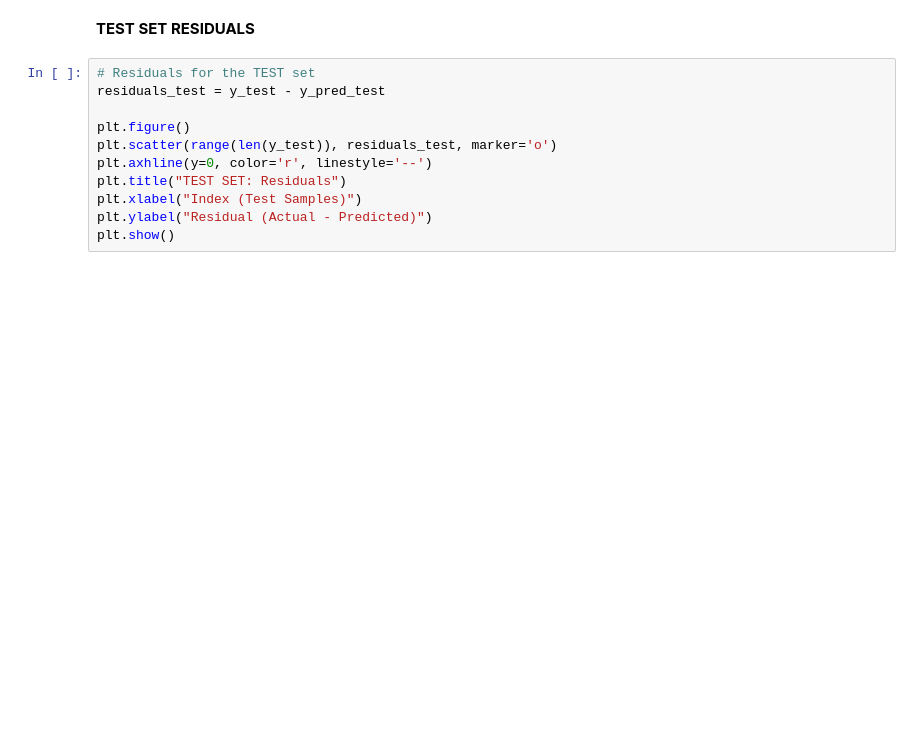
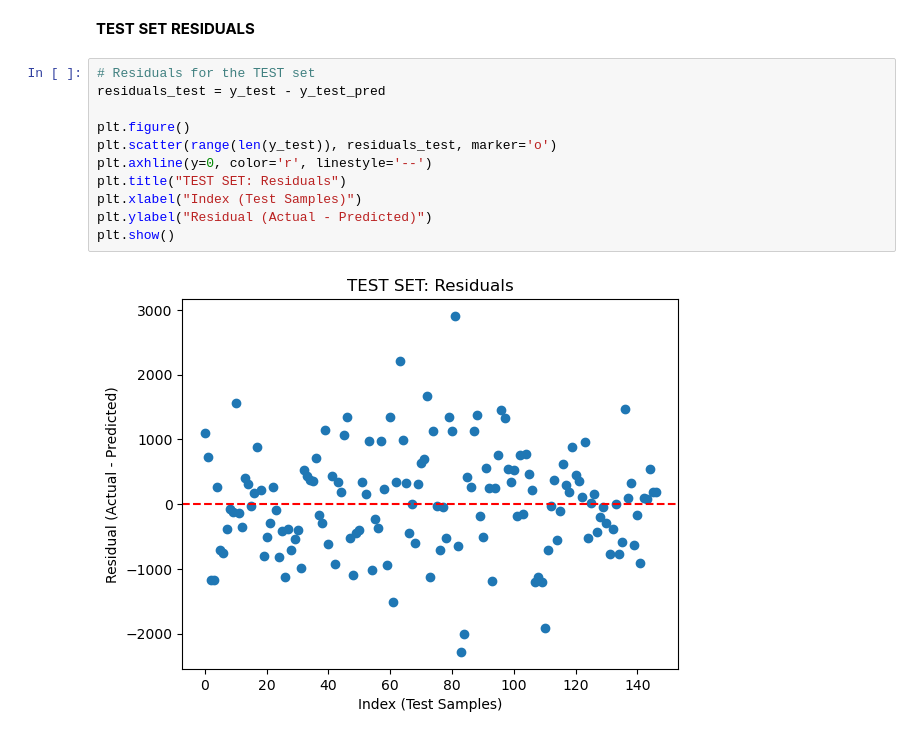
Before and after one commit to bayalams/msc-data-science-s2-ml, a Jupyter notebook: Projects/Project_1_Bike_Rental_Demand/05_mlp_optuna.ipynb, the cells around one changed output. Drawn from its saved outputs; the diff is of its cells as text; blank space fills up the shorter version.

```diff
--- a/Projects/Project_1_Bike_Rental_Demand/05_mlp_optuna.ipynb
+++ b/Projects/Project_1_Bike_Rental_Demand/05_mlp_optuna.ipynb
@@ -726,12 +775,14 @@ plt.show()
 **TEST SET RESIDUALS**
 # %%
 # Residuals for the TEST set
-residuals_test = y_test - y_pred_test
+residuals_test = y_test - y_test_pred
 
 plt.figure()
 plt.scatter(range(len(y_test)), residuals_test, marker='o')
 plt.axhline(y=0, color='r', linestyle='--')
 plt.title("TEST SET: Residuals")
 plt.xlabel("Index (Test Samples)")
 plt.ylabel("Residual (Actual - Predicted)")
 plt.show()
+# %% [output]
+[figure, added]
```
Also changed, not shown: parts of 33 cells of this notebook.
